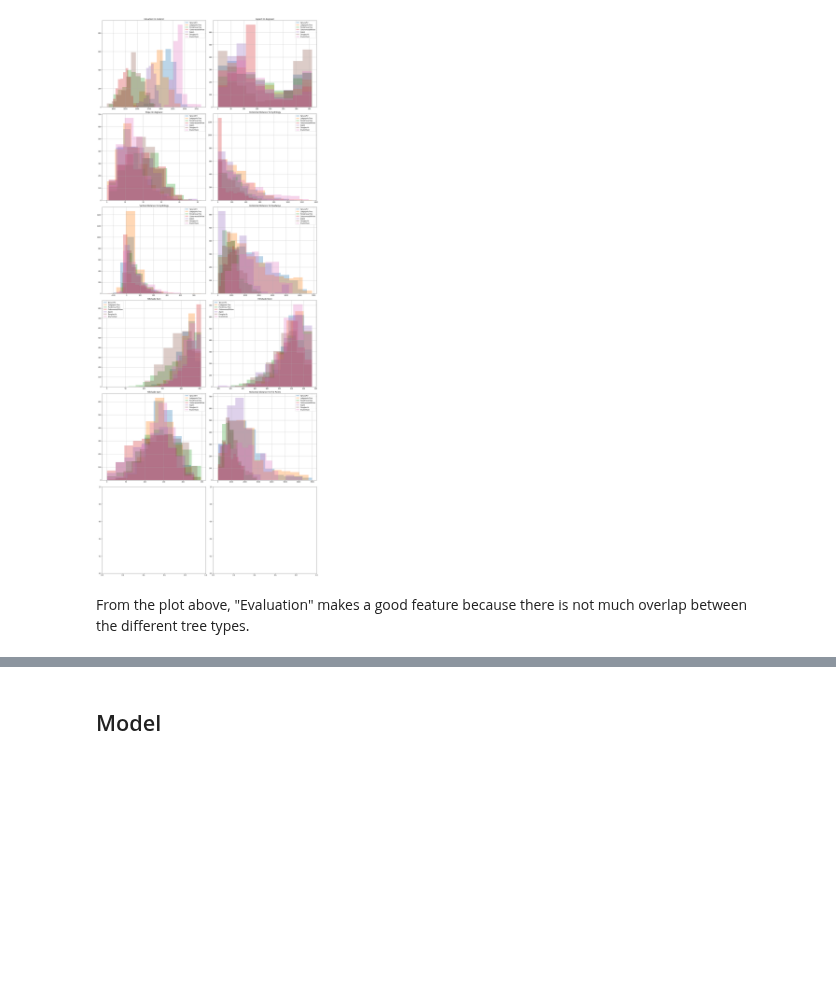
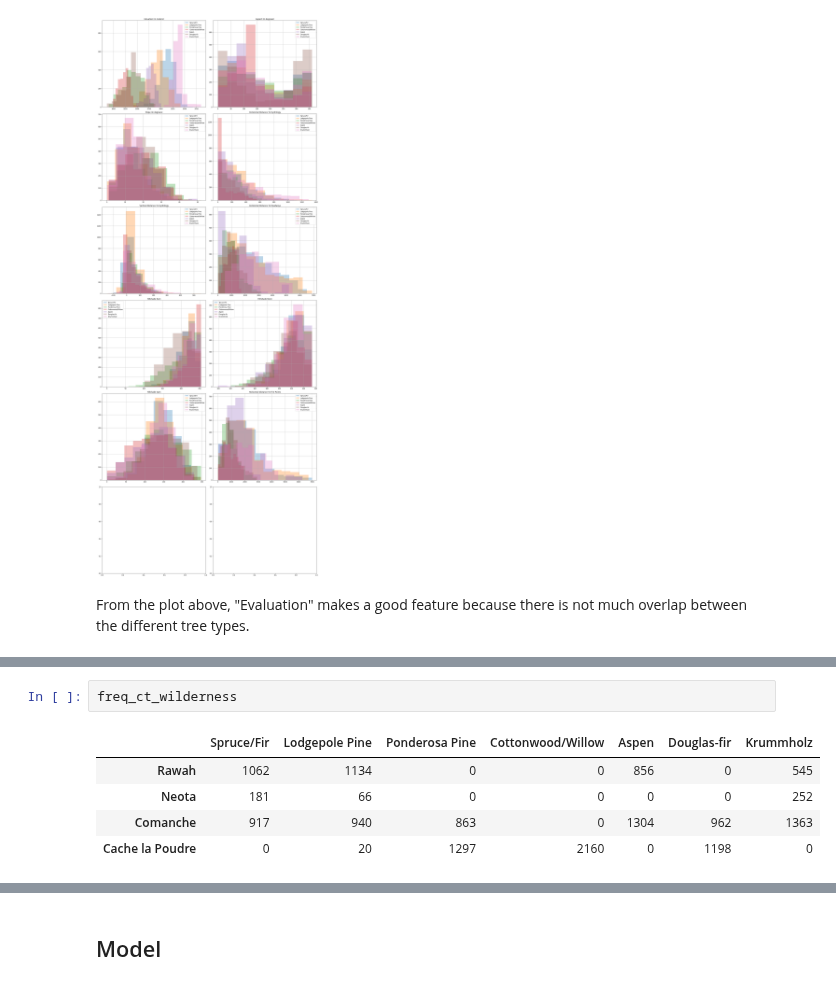
Before and after one commit to tiffapedia/w207-final, a Jupyter notebook: DivyaGorantla_RamIyer_TiffanyJaya_SteveSanders.ipynb, the cells around one changed output, grey strips where cells are left out. Saved outputs shown, nothing was run; the diff lists cells and outputs as text; blank space fills up the shorter version.

```diff
--- a/DivyaGorantla_RamIyer_TiffanyJaya_SteveSanders.ipynb
+++ b/DivyaGorantla_RamIyer_TiffanyJaya_SteveSanders.ipynb
@@ -443,0 +359,8 @@ plt.show()
+# %%
+freq_ct_wilderness
+# %% [output]
+|  | Spruce/Fir | Lodgepole Pine | Ponderosa Pine | Cottonwood/Willow | Aspen | Douglas-fir | Krummholz |
+| Rawah | 1062 | 1134 | 0 | 0 | 856 | 0 | 545 |
+| Neota | 181 | 66 | 0 | 0 | 0 | 0 | 252 |
+| Comanche | 917 | 940 | 863 | 0 | 1304 | 962 | 1363 |
+| Cache la Poudre | 0 | 20 | 1297 | 2160 | 0 | 1198 | 0 |
```
Also changed, not shown: parts of 16 cells of this notebook.
